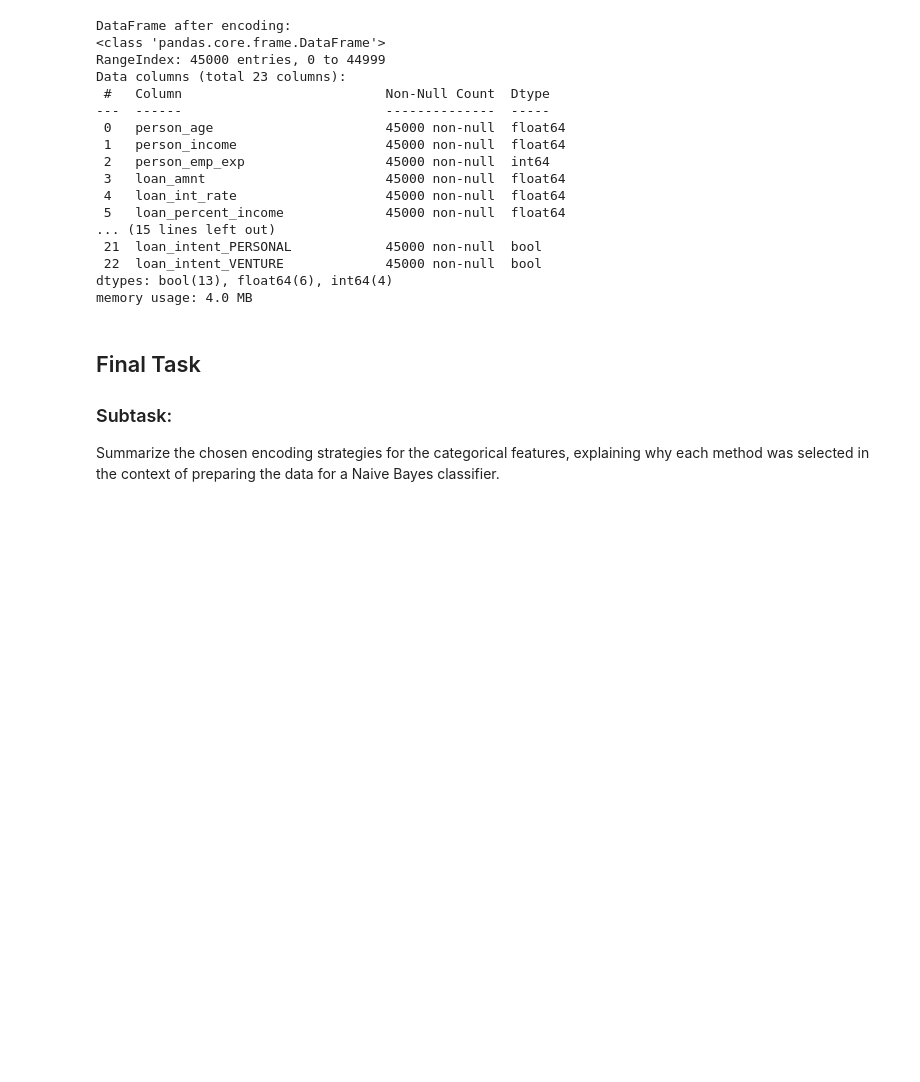
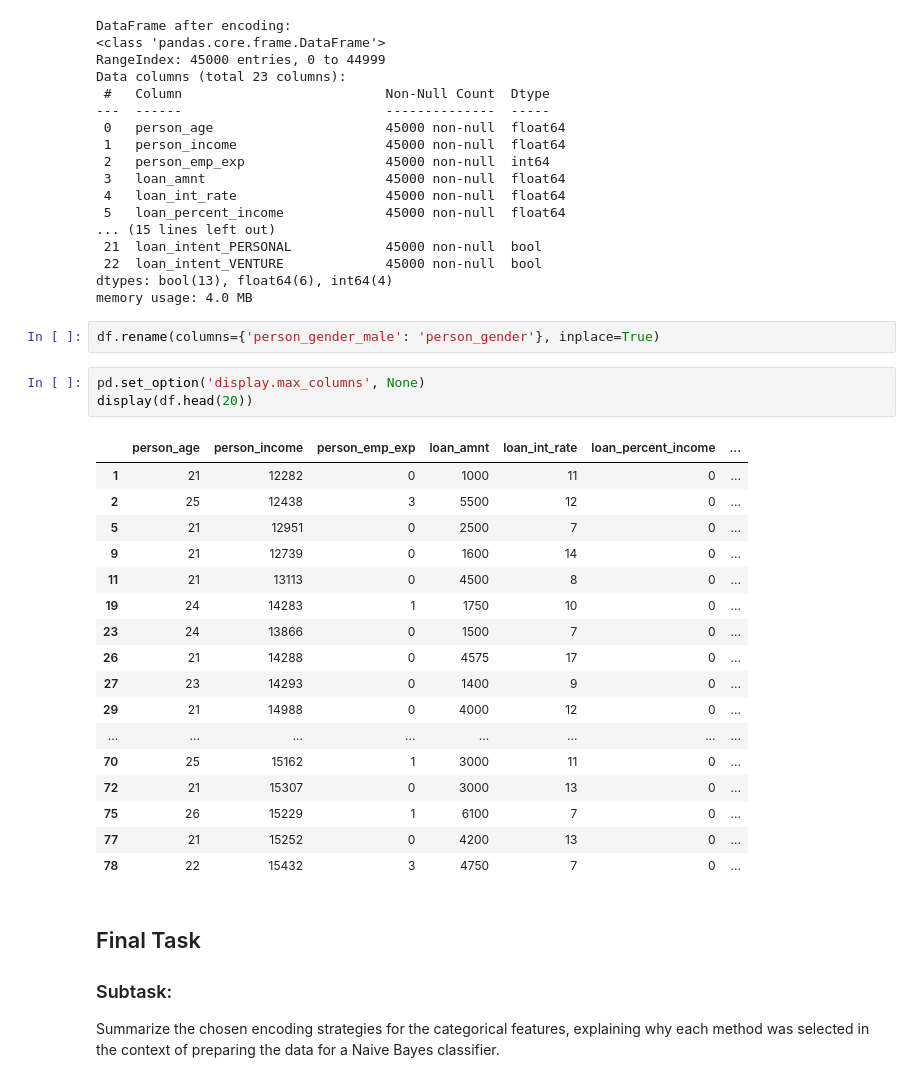
Before and after one commit to Chauhanekta21/Loan_Prediction_Naive_Bayes, a Jupyter notebook: jupyter_notebook/loan_prediction.ipynb, the cells around one changed output. Cells and saved outputs as stored; diff of their text form; blank space fills up the shorter version.

```diff
--- a/jupyter_notebook/loan_prediction.ipynb
+++ b/jupyter_notebook/loan_prediction.ipynb
@@ -283,6 +285,29 @@ Data columns (total 23 columns):
  22  loan_intent_VENTURE             45000 non-null  bool
 dtypes: bool(13), float64(6), int64(4)
 memory usage: 4.0 MB
+# %%
+df.rename(columns={'person_gender_male': 'person_gender'}, inplace=True)
+# %%
+pd.set_option('display.max_columns', None)
+display(df.head(20))
+# %% [output]
+|  | person_age | person_income | person_emp_exp | loan_amnt | loan_int_rate | loan_percent_income | ... |
+| 1 | 21 | 12282 | 0 | 1000 | 11 | 0 | ... |
+| 2 | 25 | 12438 | 3 | 5500 | 12 | 0 | ... |
+| 5 | 21 | 12951 | 0 | 2500 | 7 | 0 | ... |
+| 9 | 21 | 12739 | 0 | 1600 | 14 | 0 | ... |
+| 11 | 21 | 13113 | 0 | 4500 | 8 | 0 | ... |
+| 19 | 24 | 14283 | 1 | 1750 | 10 | 0 | ... |
+| 23 | 24 | 13866 | 0 | 1500 | 7 | 0 | ... |
+| 26 | 21 | 14288 | 0 | 4575 | 17 | 0 | ... |
+| 27 | 23 | 14293 | 0 | 1400 | 9 | 0 | ... |
+| 29 | 21 | 14988 | 0 | 4000 | 12 | 0 | ... |
+| ... | ... | ... | ... | ... | ... | ... | ... |
+| 70 | 25 | 15162 | 1 | 3000 | 11 | 0 | ... |
+| 72 | 21 | 15307 | 0 | 3000 | 13 | 0 | ... |
+| 75 | 26 | 15229 | 1 | 6100 | 7 | 0 | ... |
+| 77 | 21 | 15252 | 0 | 4200 | 13 | 0 | ... |
+| 78 | 22 | 15432 | 3 | 4750 | 7 | 0 | ... |
 # %% [markdown]
 ## Final Task
 
```
Also changed, not shown: parts of 13 cells of this notebook.
